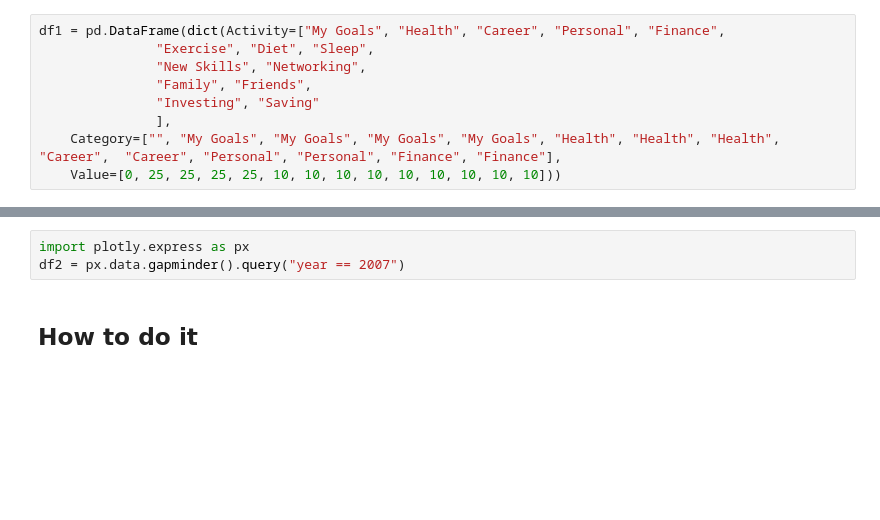
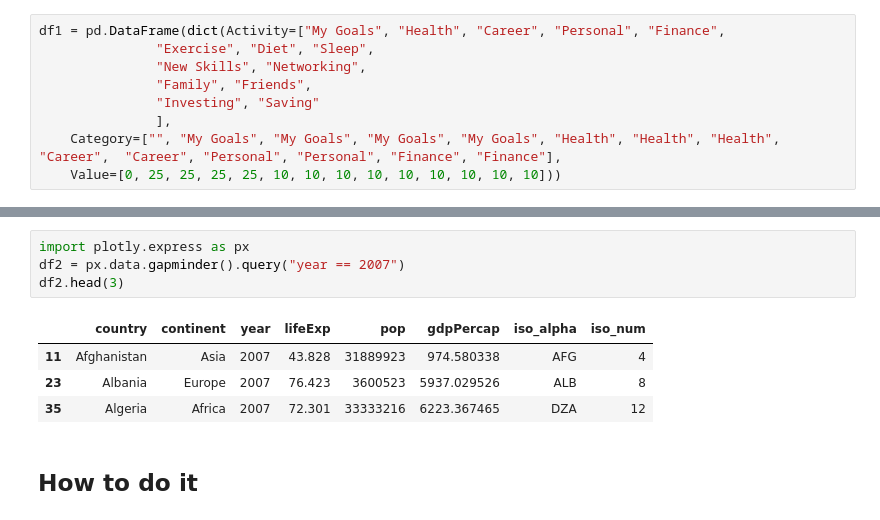
Before and after one commit to PacktPublishing/Plotly-Dash-Cookbook, a Jupyter notebook: Cookbook/chapter_05/ch05_recipe05.ipynb, the cells around one changed output, grey strips where cells are left out. Drawn from its saved outputs; the diff is of its cells as text; blank space fills up the shorter version.

```diff
--- a/Cookbook/chapter_05/ch05_recipe05.ipynb
+++ b/Cookbook/chapter_05/ch05_recipe05.ipynb
@@ -31,6 +29,12 @@ df.head()
 # %%
 import plotly.express as px
 df2 = px.data.gapminder().query("year == 2007")
+df2.head(3)
+# %% [output]
+|  | country | continent | year | lifeExp | pop | gdpPercap | iso_alpha | iso_num |
+| 11 | Afghanistan | Asia | 2007 | 43.828 | 31889923 | 974.580338 | AFG | 4 |
+| 23 | Albania | Europe | 2007 | 76.423 | 3600523 | 5937.029526 | ALB | 8 |
+| 35 | Algeria | Africa | 2007 | 72.301 | 33333216 | 6223.367465 | DZA | 12 |
 # %% [markdown]
 ## How to do it
 # %% [markdown]
```
Also changed, not shown: parts of 2 cells of this notebook.
